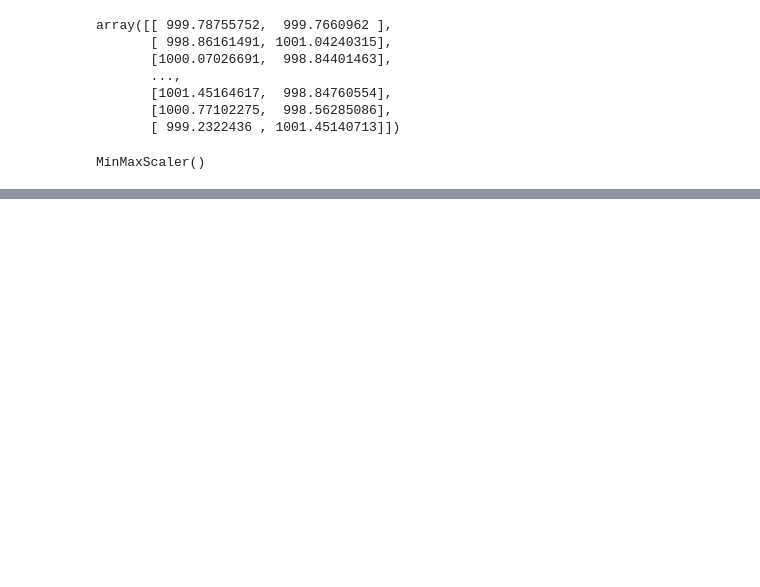
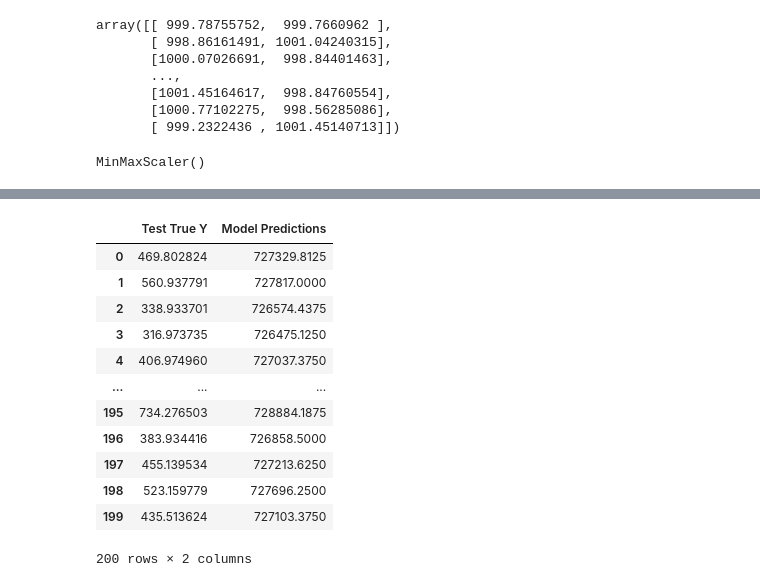
Before and after one commit to Alton1998/data-science-full-work, a Jupyter notebook: Tensorflow Basics and Keras.ipynb, the cells around one changed output, grey strips where cells are left out. Drawn from its saved outputs; the diff is of its cells as text; code cells hidden in the pictures; blank space fills up the shorter version.

```diff
--- a/Tensorflow Basics and Keras.ipynb
+++ b/Tensorflow Basics and Keras.ipynb
@@ -57,0 +121,16 @@ TypeError: Unable to convert function return value to a Python type! The signatu
+# %%
+pred_df
+# %% [output]
+|  | Test True Y | Model Predictions |
+| 0 | 469.802824 | 727329.8125 |
+| 1 | 560.937791 | 727817.0000 |
+| 2 | 338.933701 | 726574.4375 |
+| 3 | 316.973735 | 726475.1250 |
+| 4 | 406.974960 | 727037.3750 |
+| ... | ... | ... |
+| 195 | 734.276503 | 728884.1875 |
+| 196 | 383.934416 | 726858.5000 |
+| 197 | 455.139534 | 727213.6250 |
+| 198 | 523.159779 | 727696.2500 |
+| 199 | 435.513624 | 727103.3750 |
+200 rows × 2 columns
```
Also changed, not shown: parts of 24 cells of this notebook, 3 other files.
